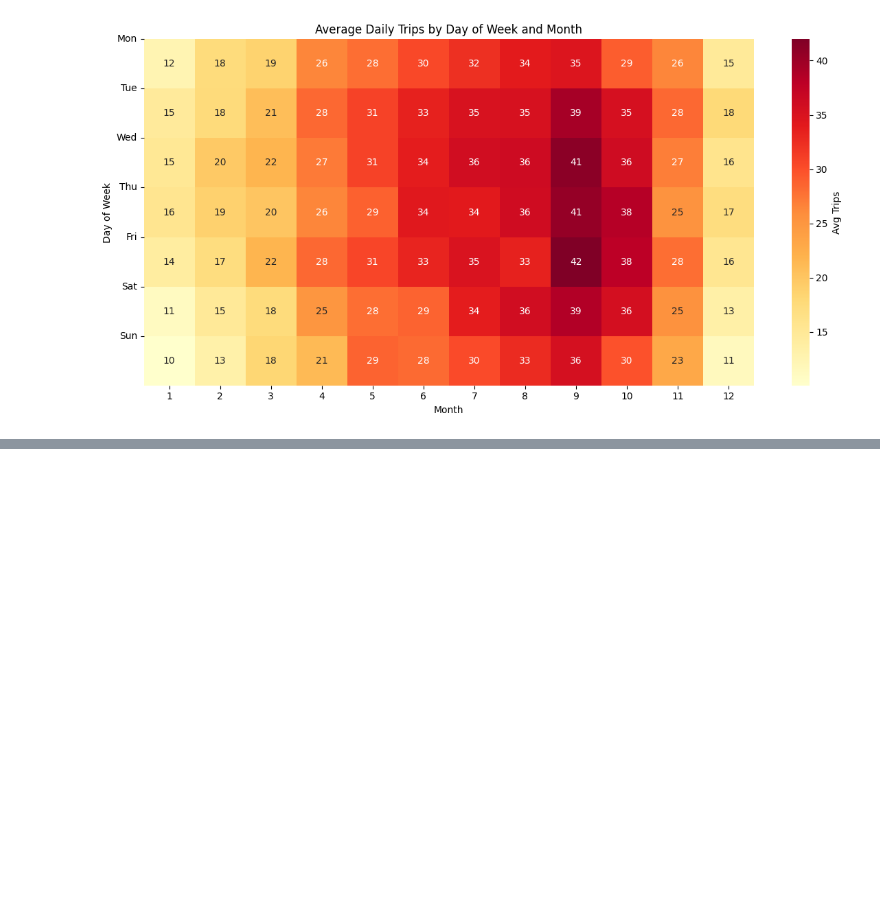
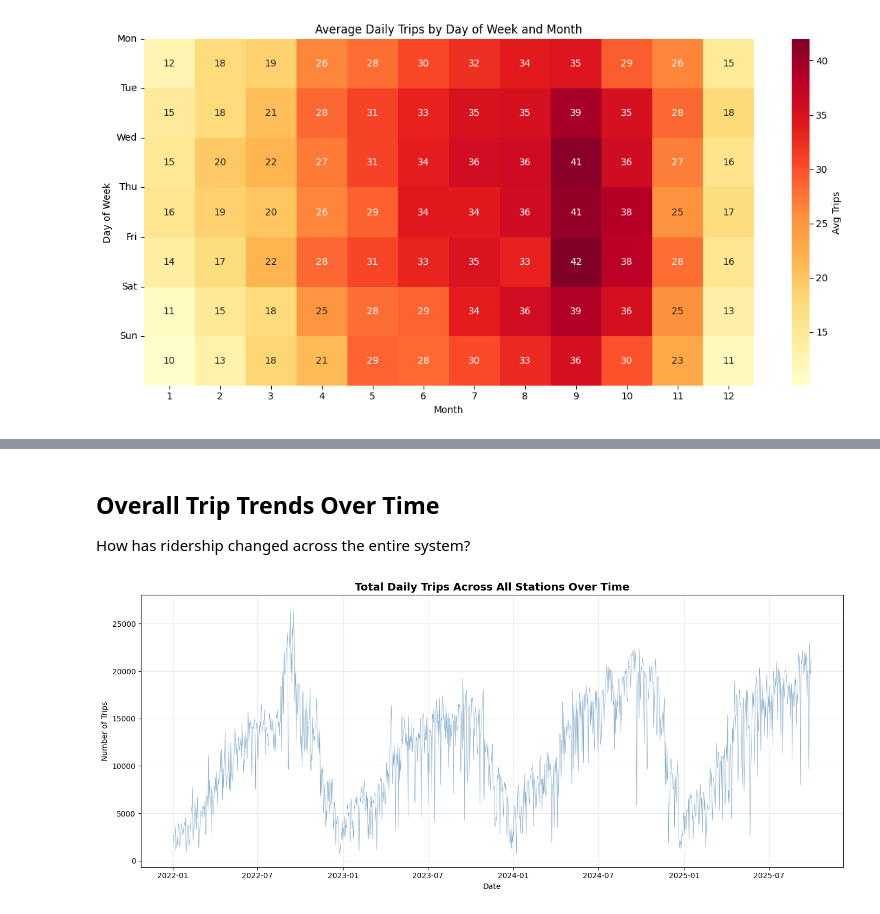
Before and after one commit to julianl05/506-final-project, a Jupyter notebook: notebooks/visualisations_and_feature_analysis.ipynb, the cells around one changed output, grey strips where cells are left out. Drawn from its saved outputs; the diff is of its cells as text; code cells hidden in the pictures; blank space fills up the shorter version.

```diff
--- a/notebooks/visualisations_and_feature_analysis.ipynb
+++ b/notebooks/visualisations_and_feature_analysis.ipynb
@@ -156,0 +420,23 @@ Mapped 546 stations
+# %% [markdown]
+## Overall Trip Trends Over Time
+
+How has ridership changed across the entire system?
+# %%
+# Daily total trips across all stations
+daily_total = df.groupby('date')['trip_count'].sum()
+
+plt.figure(figsize=(14, 6))
+plt.plot(daily_total.index, daily_total.values, linewidth=0.5, alpha=0.7, color='steelblue')
+plt.title('Total Daily Trips Across All Stations Over Time', fontsize=14, fontweight='bold')
+plt.xlabel('Date')
+plt.ylabel('Number of Trips')
+plt.grid(True, alpha=0.3)
+plt.tight_layout()
+plt.savefig('../visualizations/daily_trips_over_time.png', dpi=200, bbox_inches='tight')
+plt.show()
+
+print(f"Average daily trips: {daily_total.mean():.0f}")
+print(f"Peak day: {daily_total.idxmax()} with {daily_total.max():,} trips")
+print(f"Lowest day: {daily_total.idxmin()} with {daily_total.min():,} trips")
+# %% [output]
+[figure, added]
```
Also changed, not shown: parts of 16 cells of this notebook, 7 other files.
